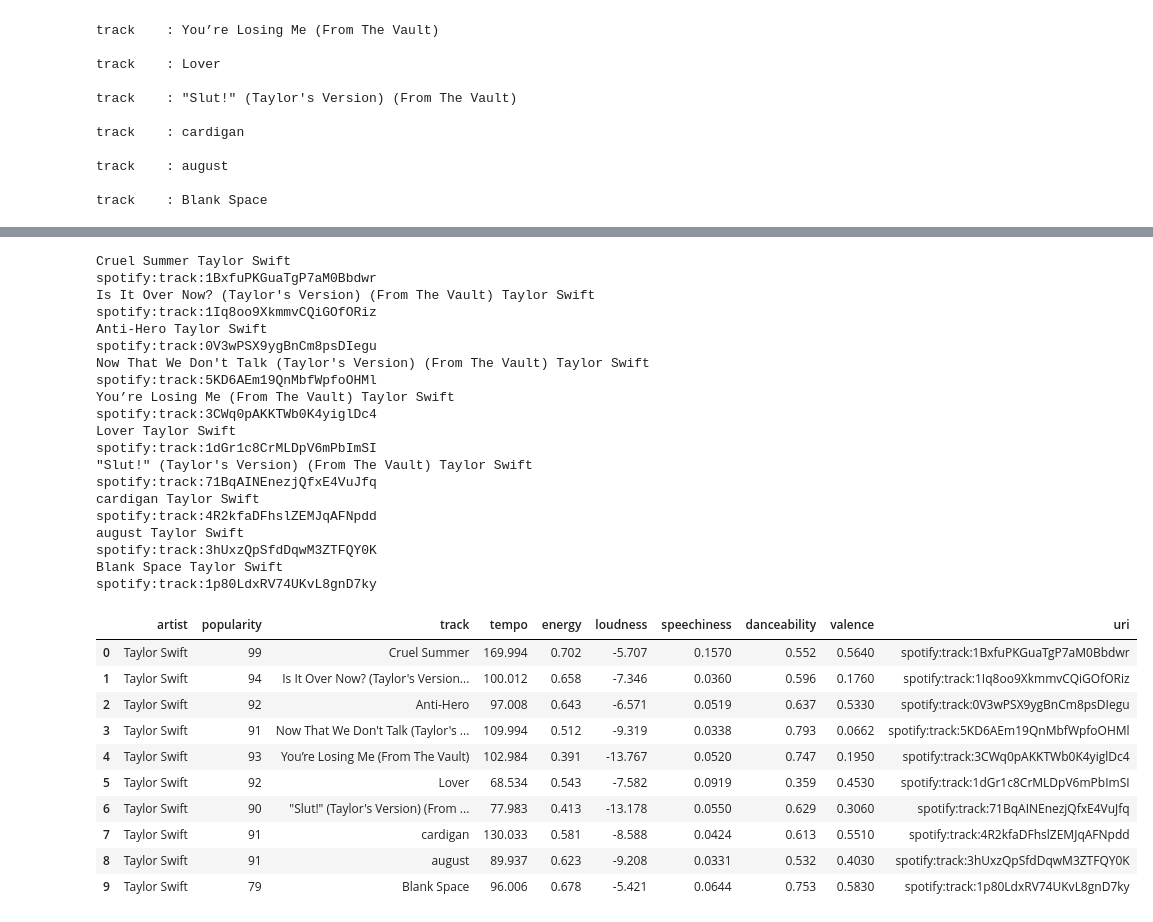
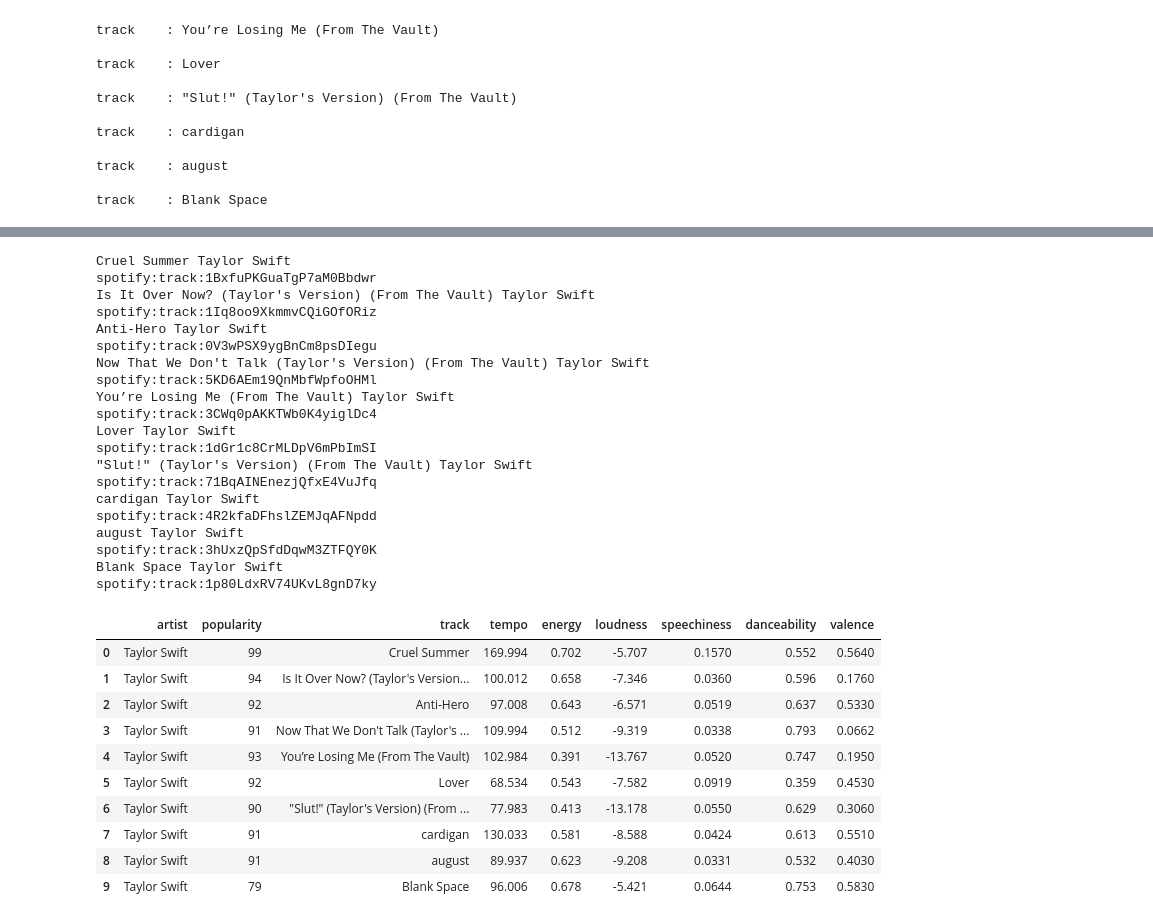
Before and after one commit to Kourtneet/Project_1, a Jupyter notebook: Working Code.ipynb, the cells around one changed output, grey strips where cells are left out. Drawn from its saved outputs; the diff is of its cells as text; code cells hidden in the pictures.

```diff
--- a/Working Code.ipynb
+++ b/Working Code.ipynb
@@ -86,7 +86,9 @@ bey_uri='spotify:artist:6vWDO969PvNqNYHIOW5v0m'
 bey_results = sp.artist_top_tracks(bey_uri, country='US')
 for track in bey_results['tracks']:
     print (track['name'], track['artists'][0]['name'])
+    print (track['uri'])
 
+    bey_track_uri.append(track['uri'])
     bey_track_name.append(track['name'])
     bey_track_pop.append(track['popularity'])
     bey_artist_name.append(track['artists'][0]['name'])
@@ -127,8 +129,7 @@ beydata_df=pd.DataFrame({
     'speechiness':bey_tracks_speechiness,
     'danceability':bey_tracks_danceability,
     'valence': bey_tracks_valence,
-    'uri':bey_tracks_uri,
-    })
+      })
 beydata_df
 # %% [output]
 CUFF IT Beyoncé
@@ -214,42 +215,41 @@ Taydata_df=pd.DataFrame({
     'track':Tay_track_name,
     'tempo': Tay_tracks_tempo,
     'energy':Tay_tracks_energy,
     'loudness': Tay_tracks_loudness,
     'speechiness':Tay_tracks_speechiness,
     'danceability':Tay_tracks_danceability,
     'valence': Tay_tracks_valence,
-    'uri':Tay_tracks_uri,
     })
 Taydata_df
 # %% [output]
 Cruel Summer Taylor Swift
 spotify:track:1BxfuPKGuaTgP7aM0Bbdwr
 Is It Over Now? (Taylor's Version) (From The Vault) Taylor Swift
 spotify:track:1Iq8oo9XkmmvCQiGOfORiz
 Anti-Hero Taylor Swift
 spotify:track:0V3wPSX9ygBnCm8psDIegu
 Now That We Don't Talk (Taylor's Version) (From The Vault) Taylor Swift
 spotify:track:5KD6AEm19QnMbfWpfoOHMl
 You’re Losing Me (From The Vault) Taylor Swift
 spotify:track:3CWq0pAKKTWb0K4yiglDc4
 Lover Taylor Swift
 spotify:track:1dGr1c8CrMLDpV6mPbImSI
 "Slut!" (Taylor's Version) (From The Vault) Taylor Swift
 spotify:track:71BqAINEnezjQfxE4VuJfq
 cardigan Taylor Swift
 spotify:track:4R2kfaDFhslZEMJqAFNpdd
 august Taylor Swift
 spotify:track:3hUxzQpSfdDqwM3ZTFQY0K
 Blank Space Taylor Swift
 spotify:track:1p80LdxRV74UKvL8gnD7ky
-|  | artist | popularity | track | tempo | energy | loudness | speechiness | danceability | valence | uri |
-| 0 | Taylor Swift | 99 | Cruel Summer | 169.994 | 0.702 | -5.707 | 0.1570 | 0.552 | 0.5640 | spotify:track:1BxfuPKGuaTgP7aM0Bbdwr |
-| 1 | Taylor Swift | 94 | Is It Over Now? (Taylor's Version... | 100.012 | 0.658 | -7.346 | 0.0360 | 0.596 | 0.1760 | spotify:track:1Iq8oo9XkmmvCQiGOfORiz |
-| 2 | Taylor Swift | 92 | Anti-Hero | 97.008 | 0.643 | -6.571 | 0.0519 | 0.637 | 0.5330 | spotify:track:0V3wPSX9ygBnCm8psDIegu |
-| 3 | Taylor Swift | 91 | Now That We Don't Talk (Taylor's ... | 109.994 | 0.512 | -9.319 | 0.0338 | 0.793 | 0.0662 | spotify:track:5KD6AEm19QnMbfWpfoOHMl |
-| 4 | Taylor Swift | 93 | You’re Losing Me (From The Vault) | 102.984 | 0.391 | -13.767 | 0.0520 | 0.747 | 0.1950 | spotify:track:3CWq0pAKKTWb0K4yiglDc4 |
-| 5 | Taylor Swift | 92 | Lover | 68.534 | 0.543 | -7.582 | 0.0919 | 0.359 | 0.4530 | spotify:track:1dGr1c8CrMLDpV6mPbImSI |
-| 6 | Taylor Swift | 90 | "Slut!" (Taylor's Version) (From ... | 77.983 | 0.413 | -13.178 | 0.0550 | 0.629 | 0.3060 | spotify:track:71BqAINEnezjQfxE4VuJfq |
-| 7 | Taylor Swift | 91 | cardigan | 130.033 | 0.581 | -8.588 | 0.0424 | 0.613 | 0.5510 | spotify:track:4R2kfaDFhslZEMJqAFNpdd |
-| 8 | Taylor Swift | 91 | august | 89.937 | 0.623 | -9.208 | 0.0331 | 0.532 | 0.4030 | spotify:track:3hUxzQpSfdDqwM3ZTFQY0K |
-| 9 | Taylor Swift | 79 | Blank Space | 96.006 | 0.678 | -5.421 | 0.0644 | 0.753 | 0.5830 | spotify:track:1p80LdxRV74UKvL8gnD7ky |
+|  | artist | popularity | track | tempo | energy | loudness | speechiness | danceability | valence |
+| 0 | Taylor Swift | 99 | Cruel Summer | 169.994 | 0.702 | -5.707 | 0.1570 | 0.552 | 0.5640 |
+| 1 | Taylor Swift | 94 | Is It Over Now? (Taylor's Version... | 100.012 | 0.658 | -7.346 | 0.0360 | 0.596 | 0.1760 |
+| 2 | Taylor Swift | 92 | Anti-Hero | 97.008 | 0.643 | -6.571 | 0.0519 | 0.637 | 0.5330 |
+| 3 | Taylor Swift | 91 | Now That We Don't Talk (Taylor's ... | 109.994 | 0.512 | -9.319 | 0.0338 | 0.793 | 0.0662 |
+| 4 | Taylor Swift | 93 | You’re Losing Me (From The Vault) | 102.984 | 0.391 | -13.767 | 0.0520 | 0.747 | 0.1950 |
+| 5 | Taylor Swift | 92 | Lover | 68.534 | 0.543 | -7.582 | 0.0919 | 0.359 | 0.4530 |
+| 6 | Taylor Swift | 90 | "Slut!" (Taylor's Version) (From ... | 77.983 | 0.413 | -13.178 | 0.0550 | 0.629 | 0.3060 |
+| 7 | Taylor Swift | 91 | cardigan | 130.033 | 0.581 | -8.588 | 0.0424 | 0.613 | 0.5510 |
+| 8 | Taylor Swift | 91 | august | 89.937 | 0.623 | -9.208 | 0.0331 | 0.532 | 0.4030 |
+| 9 | Taylor Swift | 79 | Blank Space | 96.006 | 0.678 | -5.421 | 0.0644 | 0.753 | 0.5830 |
```
Also changed, not shown: parts of 5 cells of this notebook.
